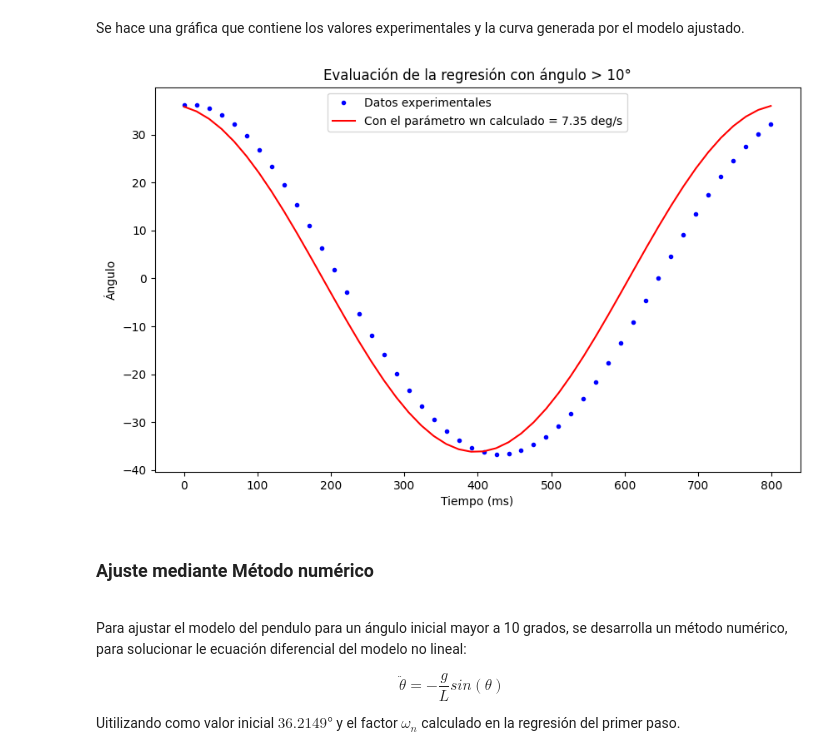
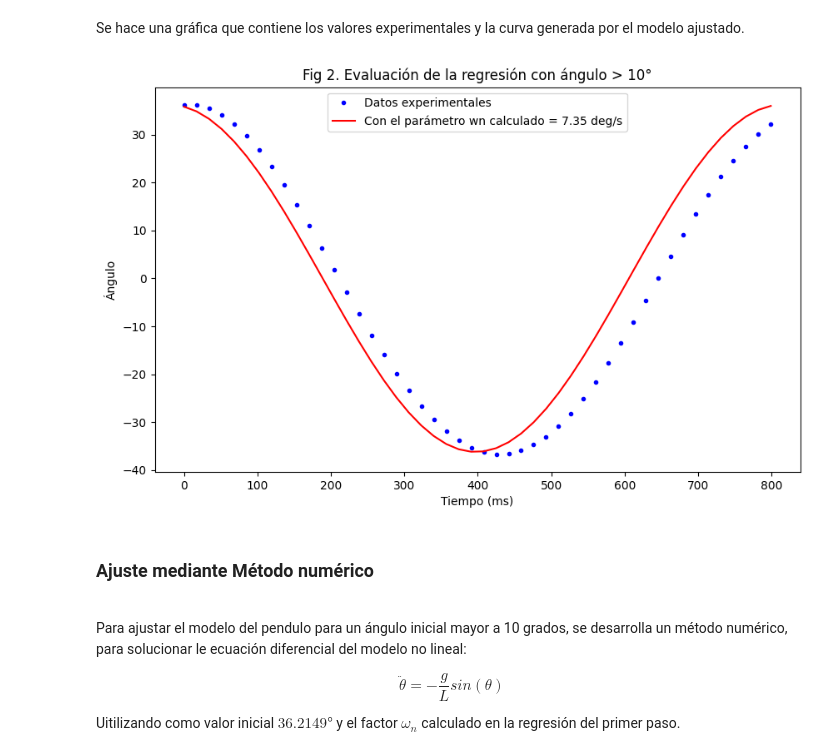
Before and after one commit to JuanMcd/ProgIngenieria_Pendulo, a Jupyter notebook: Labor_pendulo.ipynb, the cells around one changed output. Drawn from its saved outputs; the diff is of its cells as text; code cells hidden in the pictures.

```diff
--- a/Labor_pendulo.ipynb
+++ b/Labor_pendulo.ipynb
@@ -85,15 +85,15 @@ Se hace una gráfica que contiene los valores experimentales y la curva generada
 # %%
 # Graficar los datos y el ajuste
 plt.figure(figsize=(10, 6))
 plt.plot(tiempo_g, angulos_g, 'b.', label='Datos experimentales')
 plt.plot(tiempo_g, modelo_pendulo(tiempo_g, max(angulos_g), omega_n_opt, phi_opt), 'r-', label='Con el parámetro wn calculado = 7.35 deg/s')
-plt.title('Evaluación de la regresión con ángulo > 10°')
+plt.title('Fig 2. Evaluación de la regresión con ángulo > 10°')
 plt.xlabel('Tiempo (ms)')
 plt.ylabel('Ángulo')
 plt.legend()
 plt.show()
 # %% [output]
-[figure, old version]
+[figure, new version]
 # %% [markdown]
 ### Ajuste mediante Método numérico
 \
```
Also changed, not shown: parts of 6 cells of this notebook.
